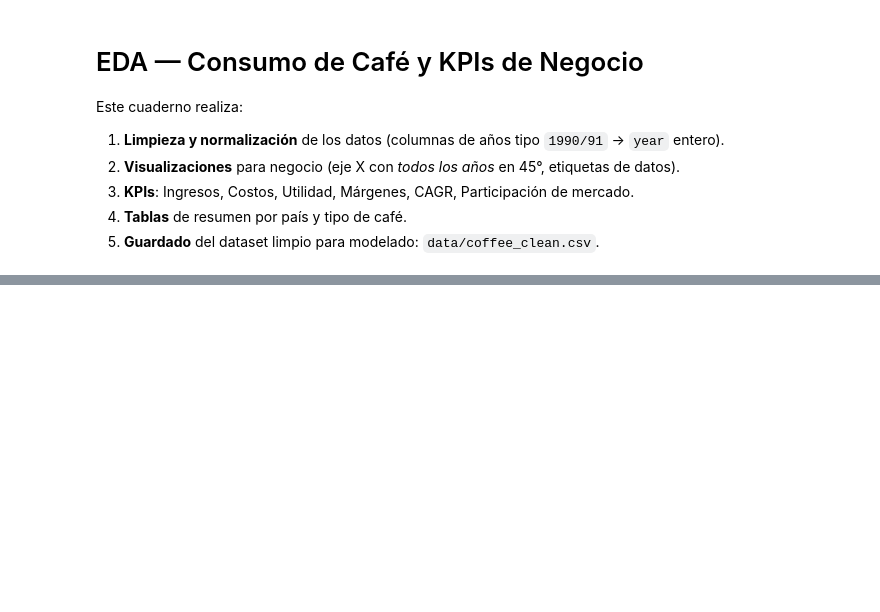
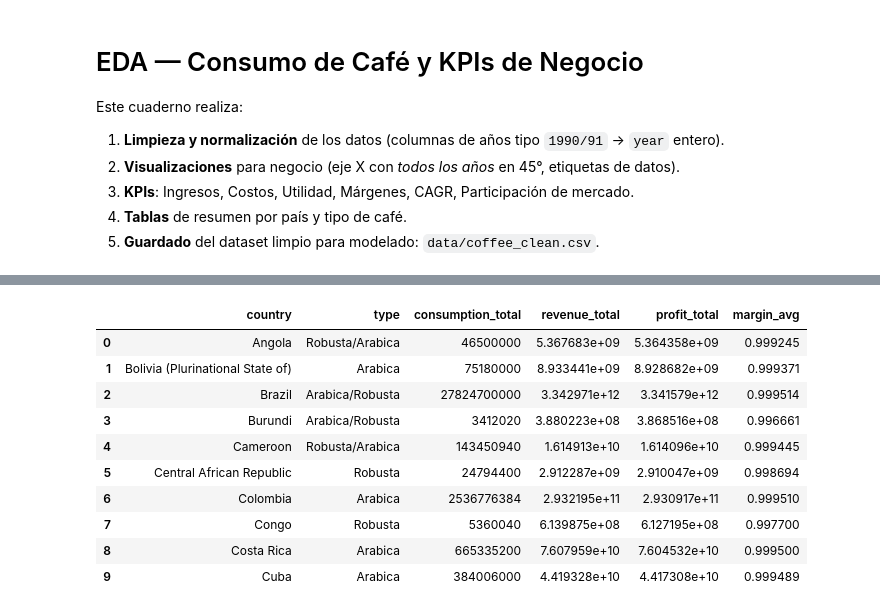
Before and after one commit to wilwil186/Coffee, a Jupyter notebook: EDA.ipynb, the cells around one changed output, grey strips where cells are left out. Drawn from its saved outputs; the diff is of its cells as text; code cells hidden in the pictures; blank space fills up the shorter version.

```diff
--- a/EDA.ipynb
+++ b/EDA.ipynb
@@ -70 +172,15 @@ df.head(3), top_countries.head(10), summary_by_country_type.head(10)
+# %%
+summary_by_country_type.head(10)
+# %% [output]
+|  | country | type | consumption_total | revenue_total | profit_total | margin_avg |
+| 0 | Angola | Robusta/Arabica | 46500000 | 5.367683e+09 | 5.364358e+09 | 0.999245 |
+| 1 | Bolivia (Plurinational State of) | Arabica | 75180000 | 8.933441e+09 | 8.928682e+09 | 0.999371 |
+| 2 | Brazil | Arabica/Robusta | 27824700000 | 3.342971e+12 | 3.341579e+12 | 0.999514 |
+| 3 | Burundi | Arabica/Robusta | 3412020 | 3.880223e+08 | 3.868516e+08 | 0.996661 |
+| 4 | Cameroon | Robusta/Arabica | 143450940 | 1.614913e+10 | 1.614096e+10 | 0.999445 |
+| 5 | Central African Republic | Robusta | 24794400 | 2.912287e+09 | 2.910047e+09 | 0.998694 |
+| 6 | Colombia | Arabica | 2536776384 | 2.932195e+11 | 2.930917e+11 | 0.999510 |
+| 7 | Congo | Robusta | 5360040 | 6.139875e+08 | 6.127195e+08 | 0.997700 |
+| 8 | Costa Rica | Arabica | 665335200 | 7.607959e+10 | 7.604532e+10 | 0.999500 |
+| 9 | Cuba | Arabica | 384006000 | 4.419328e+10 | 4.417308e+10 | 0.999489 |
 # %%
```
Also changed, not shown: parts of 9 cells of this notebook, 17 other files.
